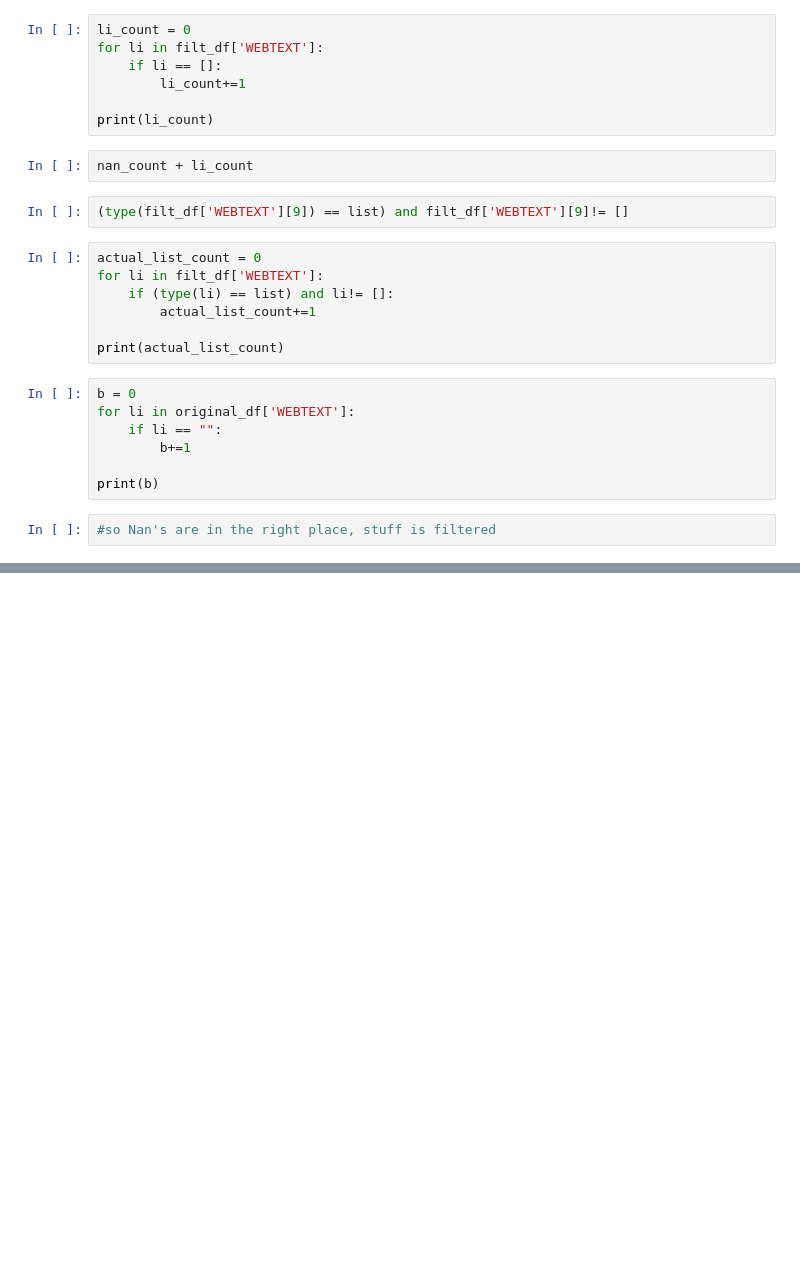
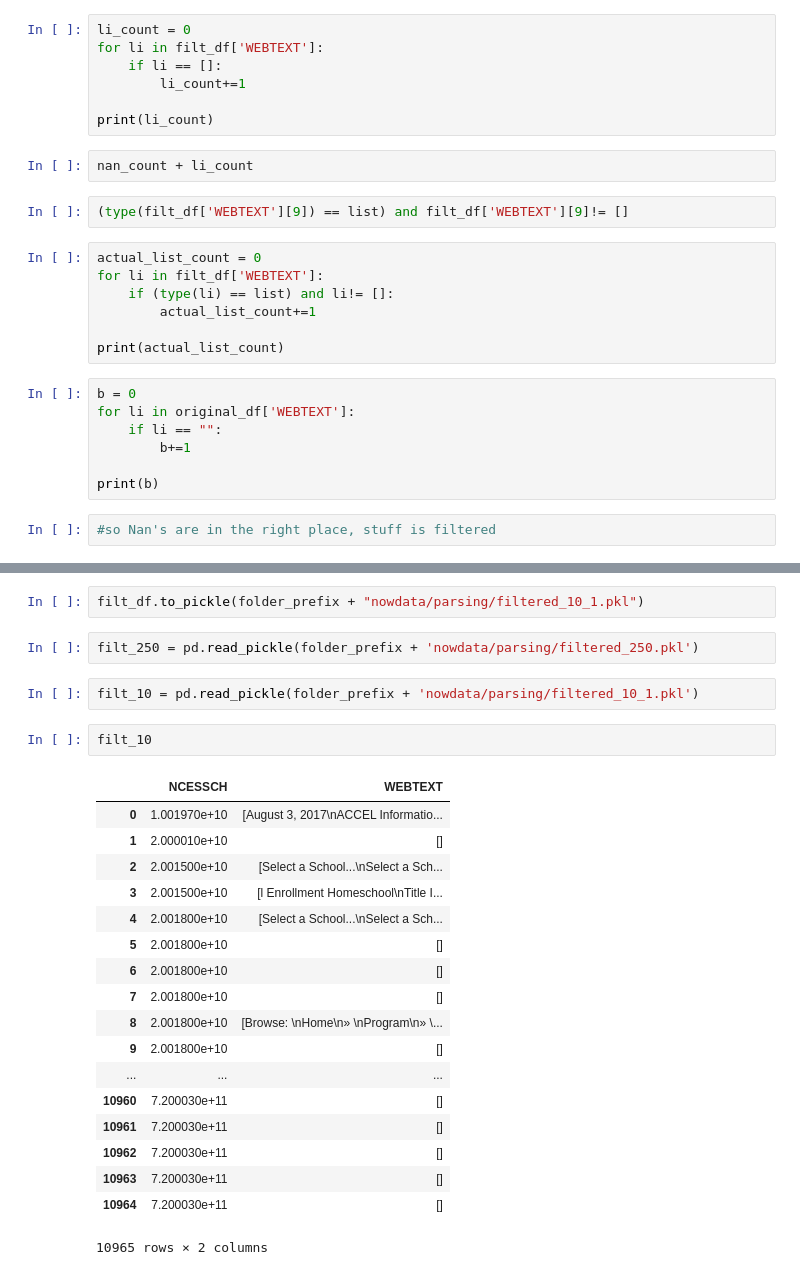
Before and after one commit to comp-strat/text_analysis, a Jupyter notebook: parsing/filter_pages.ipynb, the cells around one changed output, grey strips where cells are left out. Cells and saved outputs as stored; diff of their text form; blank space fills up the shorter version.

Commit message:
filter pages notebook work

```diff
--- a/parsing/filter_pages.ipynb
+++ b/parsing/filter_pages.ipynb
@@ -265,0 +377,27 @@ filt_df = pd.read_csv(folder_prefix + 'nowdata/parsing/filtered_df.csv', sep="\t
+# %%
+filt_df.to_pickle(folder_prefix + "nowdata/parsing/filtered_10_1.pkl")
+# %%
+filt_250 = pd.read_pickle(folder_prefix + 'nowdata/parsing/filtered_250.pkl')
+# %%
+filt_10 = pd.read_pickle(folder_prefix + 'nowdata/parsing/filtered_10_1.pkl')
+# %%
+filt_10
+# %% [output]
+|  | NCESSCH | WEBTEXT |
+| 0 | 1.001970e+10 | [August 3, 2017\nACCEL Informatio... |
+| 1 | 2.000010e+10 | [] |
+| 2 | 2.001500e+10 | [Select a School...\nSelect a Sch... |
+| 3 | 2.001500e+10 | [l Enrollment Homeschool\nTitle I... |
+| 4 | 2.001800e+10 | [Select a School...\nSelect a Sch... |
+| 5 | 2.001800e+10 | [] |
+| 6 | 2.001800e+10 | [] |
+| 7 | 2.001800e+10 | [] |
+| 8 | 2.001800e+10 | [Browse: \nHome\n» \nProgram\n» \... |
+| 9 | 2.001800e+10 | [] |
+| ... | ... | ... |
+| 10960 | 7.200030e+11 | [] |
+| 10961 | 7.200030e+11 | [] |
+| 10962 | 7.200030e+11 | [] |
+| 10963 | 7.200030e+11 | [] |
+| 10964 | 7.200030e+11 | [] |
+10965 rows × 2 columns
```
Also changed, not shown: parts of 32 cells of this notebook.
